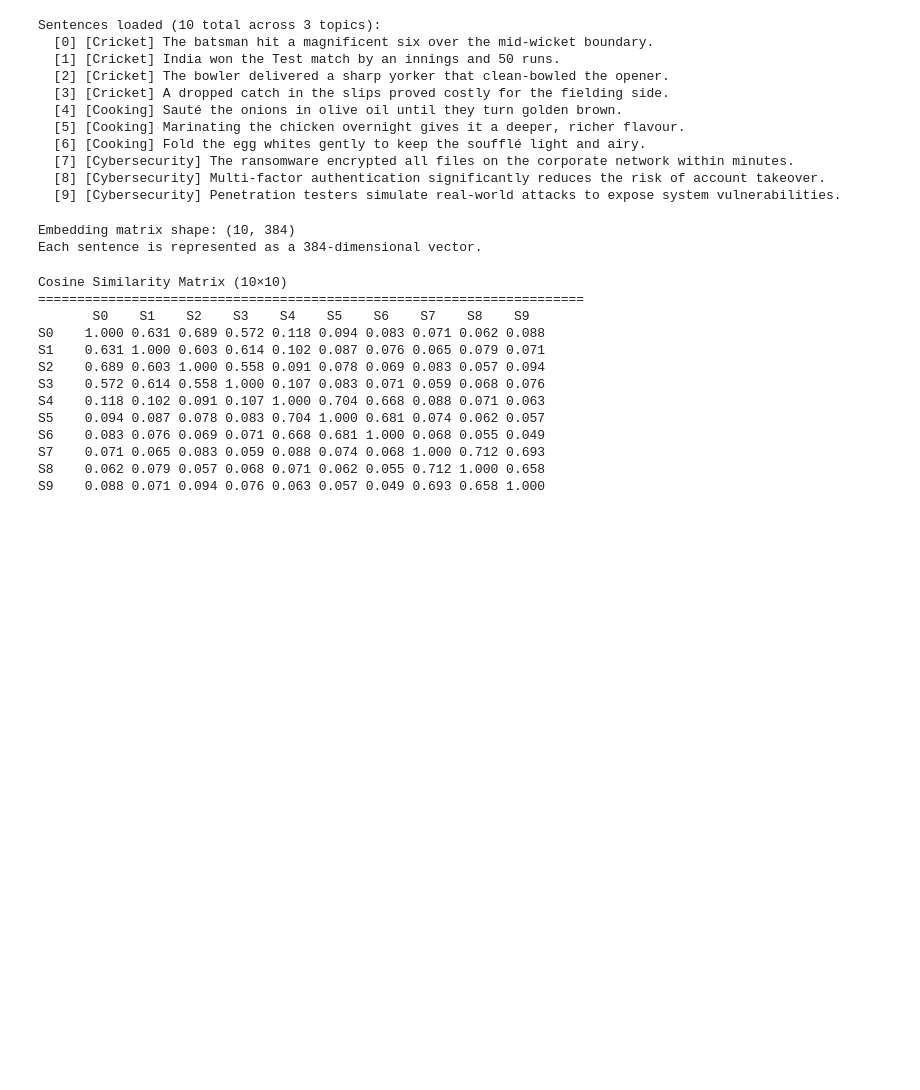
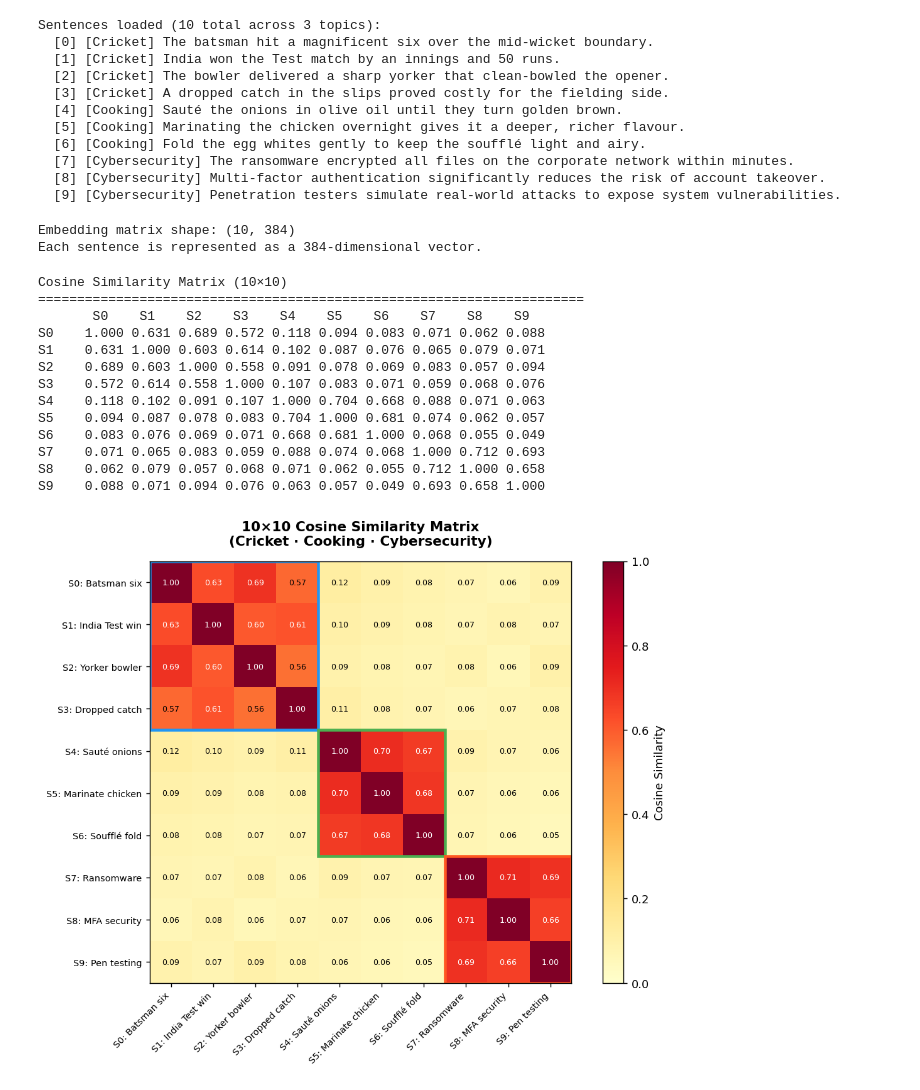
Before and after one commit to dhruv-sharma21/assignment-01-bitsom_ba_25111047-, a Jupyter notebook: part4-vector-db/embeddings_demo.ipynb, the cells around one changed output. Drawn from its saved outputs; the diff is of its cells as text; code cells hidden in the pictures; blank space fills up the shorter version.

```diff
--- a/part4-vector-db/embeddings_demo.ipynb
+++ b/part4-vector-db/embeddings_demo.ipynb
@@ -67,3 +79,31 @@ S6    0.083 0.076 0.069 0.071 0.668 0.681 1.000 0.068 0.055 0.049
 S7    0.071 0.065 0.083 0.059 0.088 0.074 0.068 1.000 0.712 0.693
 S8    0.062 0.079 0.057 0.068 0.071 0.062 0.055 0.712 1.000 0.658
 S9    0.088 0.071 0.094 0.076 0.063 0.057 0.049 0.693 0.658 1.000
+# %%
+short_labels = [
+    "S0: Batsman six",   "S1: India Test win",  "S2: Yorker bowler",
+    "S3: Dropped catch", "S4: Sauté onions",    "S5: Marinate chicken",
+    "S6: Soufflé fold",  "S7: Ransomware",      "S8: MFA security",
+    "S9: Pen testing",
+]
+
+fig, ax = plt.subplots(figsize=(9, 7))
+im = ax.imshow(sim_matrix, cmap='YlOrRd', vmin=0, vmax=1)
+plt.colorbar(im, ax=ax, label='Cosine Similarity')
+ax.set_xticks(range(10)); ax.set_yticks(range(10))
+ax.set_xticklabels(short_labels, rotation=45, ha='right', fontsize=8)
+ax.set_yticklabels(short_labels, fontsize=8)
+for i in range(10):
+    for j in range(10):
+        ax.text(j, i, f'{sim_matrix[i,j]:.2f}', ha='center', va='center',
+                fontsize=7, color='black' if sim_matrix[i,j] < 0.6 else 'white')
+ax.set_title('10×10 Cosine Similarity Matrix\n(Cricket · Cooking · Cybersecurity)',
+             fontsize=12, fontweight='bold', pad=14)
+for start, end, color in [(0,3,'#2196F3'),(4,6,'#4CAF50'),(7,9,'#FF5722')]:
+    rect = plt.Rectangle((start-0.5, start-0.5), end-start+1, end-start+1,
+                          linewidth=2.5, edgecolor=color, facecolor='none')
+    ax.add_patch(rect)
+plt.tight_layout()
+plt.show()
+# %% [output]
+[figure, added]
```
Also changed, not shown: parts of 5 cells of this notebook.
